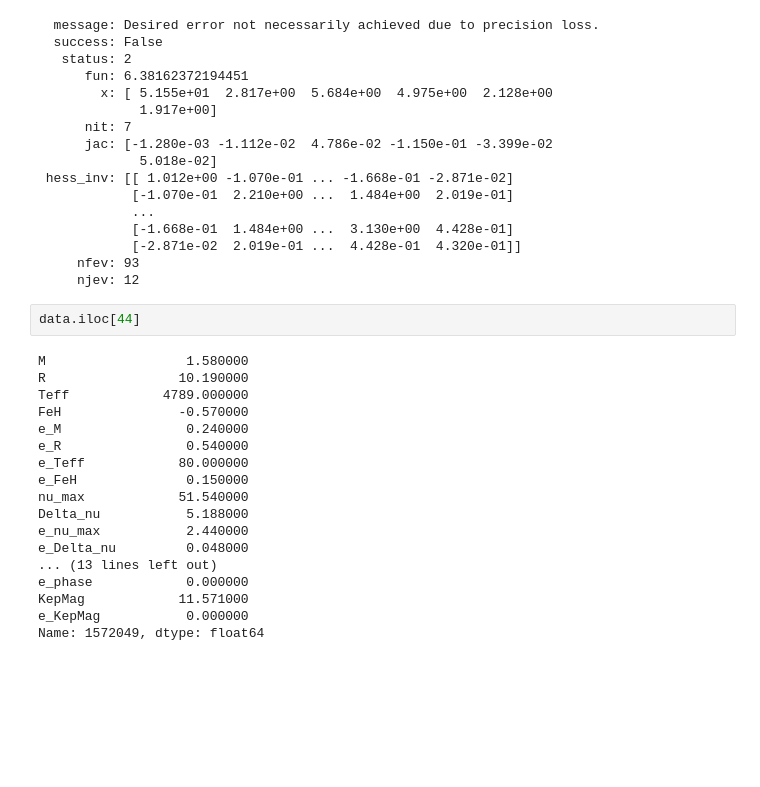
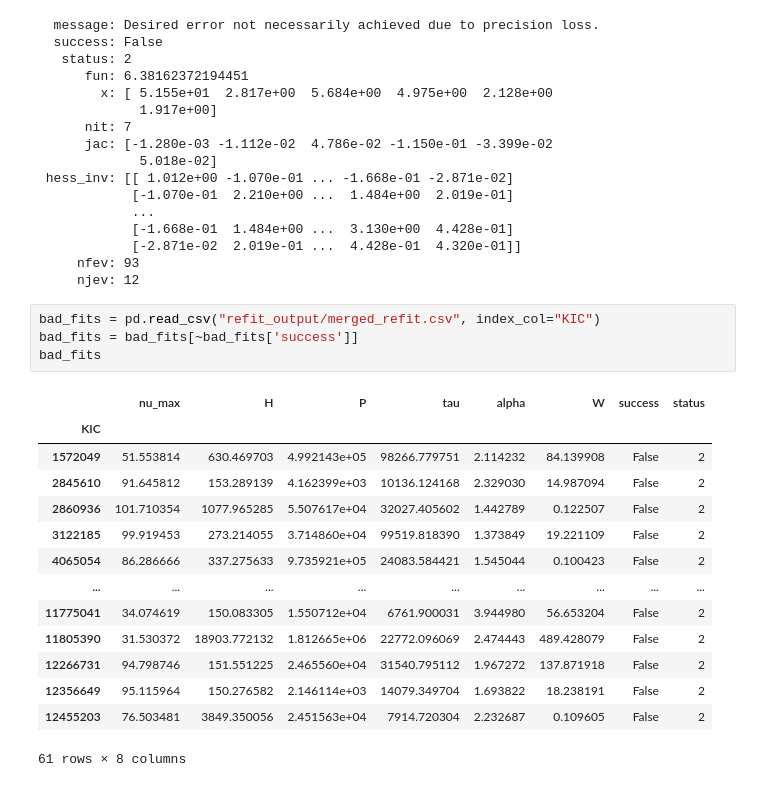
Before and after one commit to irmak-akdogan/Red-Giant-MCMC, a Jupyter notebook: debug_refit.ipynb, the cells around one changed output. Saved outputs shown, nothing was run; the diff lists cells and outputs as text; blank space fills up the shorter version.

```diff
--- a/debug_refit.ipynb
+++ b/debug_refit.ipynb
@@ -137,23 +138,22 @@ fit_stars(data.iloc[44:45])
             [-2.871e-02  2.019e-01 ...  4.428e-01  4.320e-01]]
      nfev: 93
      njev: 12
-# %%
-data.iloc[44]
-# %% [output]
-M                  1.580000
-R                 10.190000
-Teff            4789.000000
-FeH               -0.570000
-e_M                0.240000
-e_R                0.540000
-e_Teff            80.000000
-e_FeH              0.150000
-nu_max            51.540000
-Delta_nu           5.188000
-e_nu_max           2.440000
-e_Delta_nu         0.048000
-... (13 lines left out)
-e_phase            0.000000
-KepMag            11.571000
-e_KepMag           0.000000
-Name: 1572049, dtype: float64
+# %%
+bad_fits = pd.read_csv("refit_output/merged_refit.csv", index_col="KIC")
+bad_fits = bad_fits[~bad_fits['success']]
+bad_fits
+# %% [output]
+|  | nu_max | H | P | tau | alpha | W | success | status |
+| KIC |  |  |  |  |  |  |  |  |
+| 1572049 | 51.553814 | 630.469703 | 4.992143e+05 | 98266.779751 | 2.114232 | 84.139908 | False | 2 |
+| 2845610 | 91.645812 | 153.289139 | 4.162399e+03 | 10136.124168 | 2.329030 | 14.987094 | False | 2 |
+| 2860936 | 101.710354 | 1077.965285 | 5.507617e+04 | 32027.405602 | 1.442789 | 0.122507 | False | 2 |
+| 3122185 | 99.919453 | 273.214055 | 3.714860e+04 | 99519.818390 | 1.373849 | 19.221109 | False | 2 |
+| 4065054 | 86.286666 | 337.275633 | 9.735921e+05 | 24083.584421 | 1.545044 | 0.100423 | False | 2 |
+| ... | ... | ... | ... | ... | ... | ... | ... | ... |
+| 11775041 | 34.074619 | 150.083305 | 1.550712e+04 | 6761.900031 | 3.944980 | 56.653204 | False | 2 |
+| 11805390 | 31.530372 | 18903.772132 | 1.812665e+06 | 22772.096069 | 2.474443 | 489.428079 | False | 2 |
+| 12266731 | 94.798746 | 151.551225 | 2.465560e+04 | 31540.795112 | 1.967272 | 137.871918 | False | 2 |
+| 12356649 | 95.115964 | 150.276582 | 2.146114e+03 | 14079.349704 | 1.693822 | 18.238191 | False | 2 |
+| 12455203 | 76.503481 | 3849.350056 | 2.451563e+04 | 7914.720304 | 2.232687 | 0.109605 | False | 2 |
+61 rows × 8 columns
```
Also changed, not shown: parts of 4 cells of this notebook, 1 other file.
